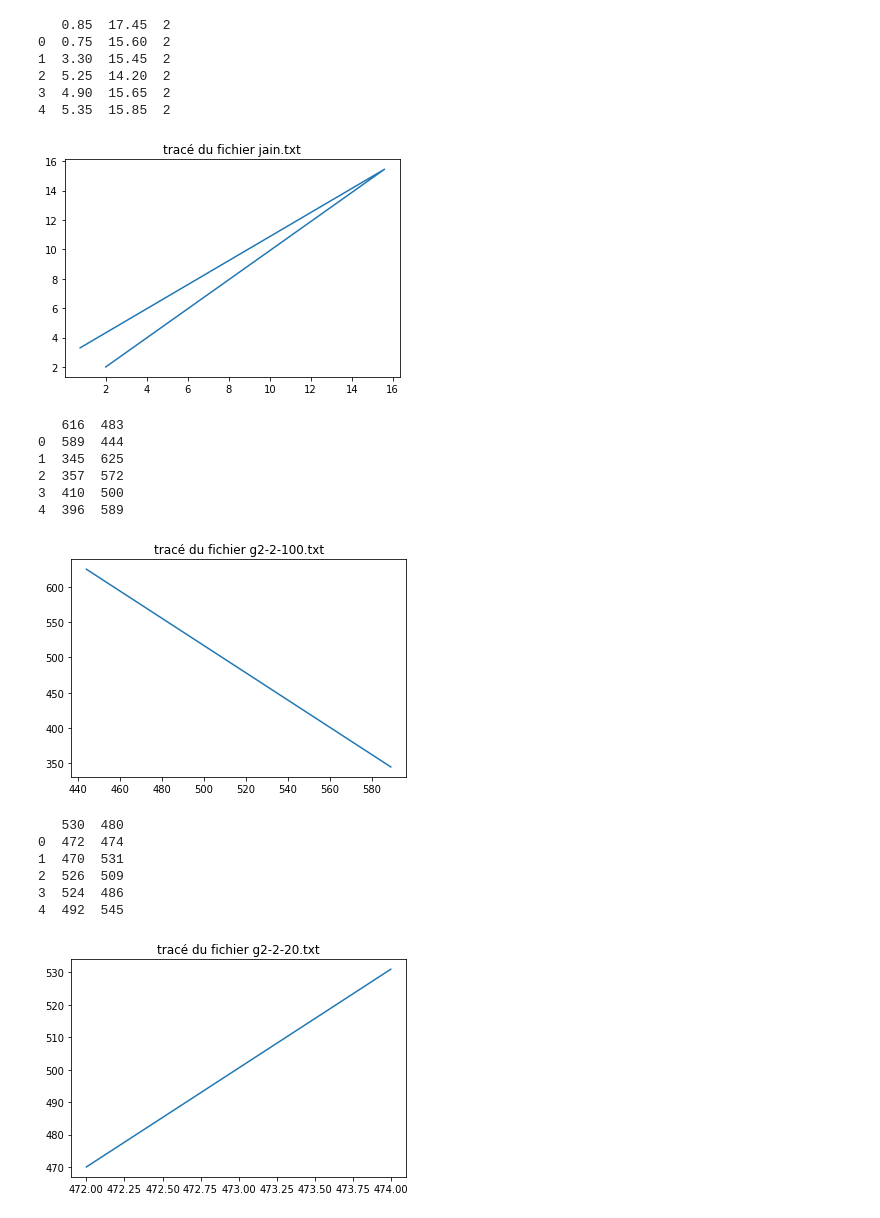
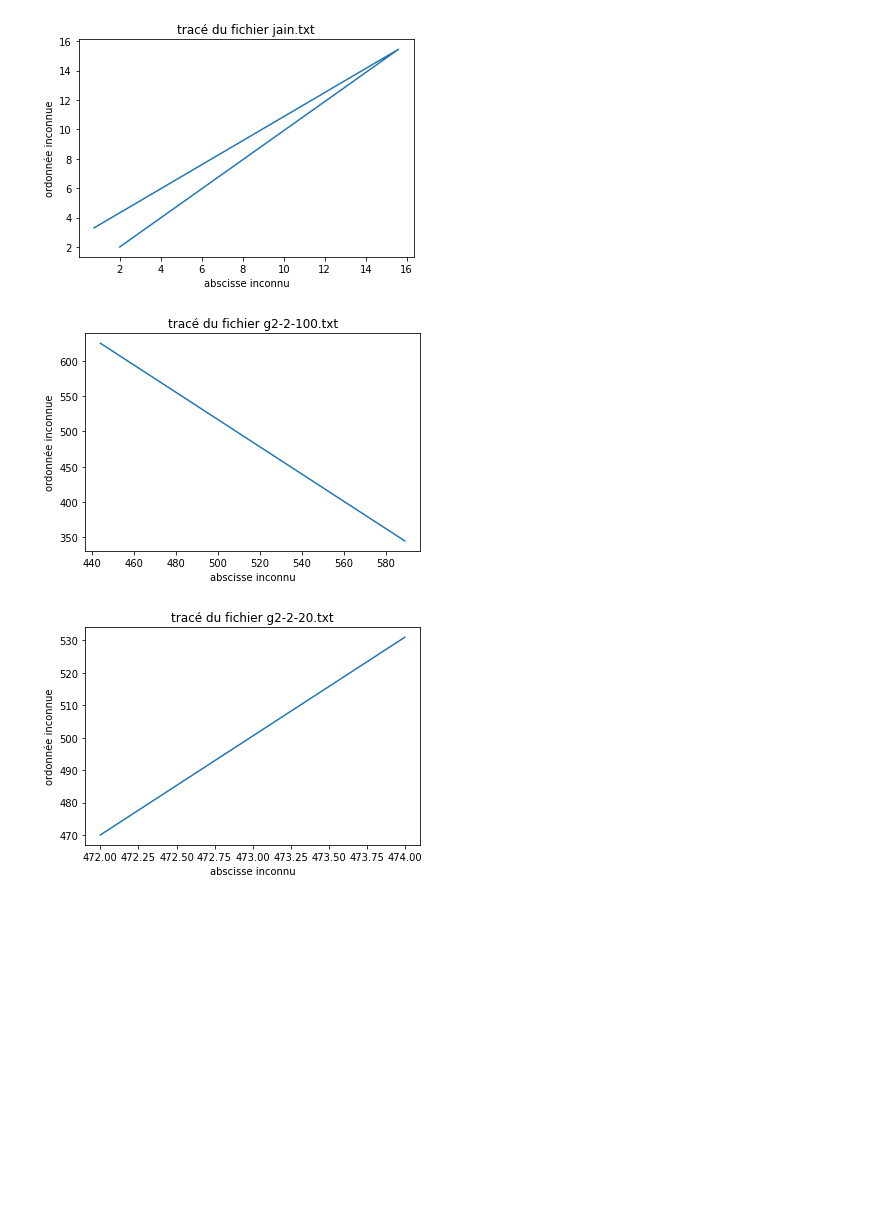
Before and after one commit to EvanEpivent5/odata, a Jupyter notebook: scripts/main.ipynb, the cells around one changed output. Saved outputs shown, nothing was run; the diff lists cells and outputs as text; code cells hidden in the pictures; blank space fills up the shorter version.

```diff
--- a/scripts/main.ipynb
+++ b/scripts/main.ipynb
@@ -7,39 +7,22 @@ import re
 # %%
 files = ["jain.txt", "g2-2-100.txt", "g2-2-20.txt", "pathbased.txt", "Aggregation.txt"]
 
 for file in files :
     f_in = open("../src/"+file, "r")
     f_out = open("../src/"+file.replace(".txt", "")+"_out.txt", "w")
     for line in f_in :
         f_out.write(re.sub("\s+", ",", line.strip())+"\n")
     f_in.close()
     f_out.close()
 
 for file in files :
     data = pd.read_csv("../src/"+file[:-4]+"_out.txt")
-    print(data.head())
     plt.plot(data.iloc[0], data.iloc[1])
     plt.title("tracé du fichier "+file)
+    plt.xlabel("abscisse inconnu")
+    plt.ylabel("ordonnée inconnue")
     plt.show()
 # %% [output]
-   0.85  17.45  2
-0  0.75  15.60  2
-1  3.30  15.45  2
-2  5.25  14.20  2
-3  4.90  15.65  2
-4  5.35  15.85  2
-[figure, old version]
+[figure, new version]
-   616  483
-0  589  444
-1  345  625
-2  357  572
-3  410  500
-4  396  589
-[figure, old version]
+[figure, new version]
-   530  480
-0  472  474
-1  470  531
-2  526  509
-3  524  486
-4  492  545
-[figure, old version]
+[figure, new version]
```
Also changed, not shown: parts of 1 cell of this notebook.
